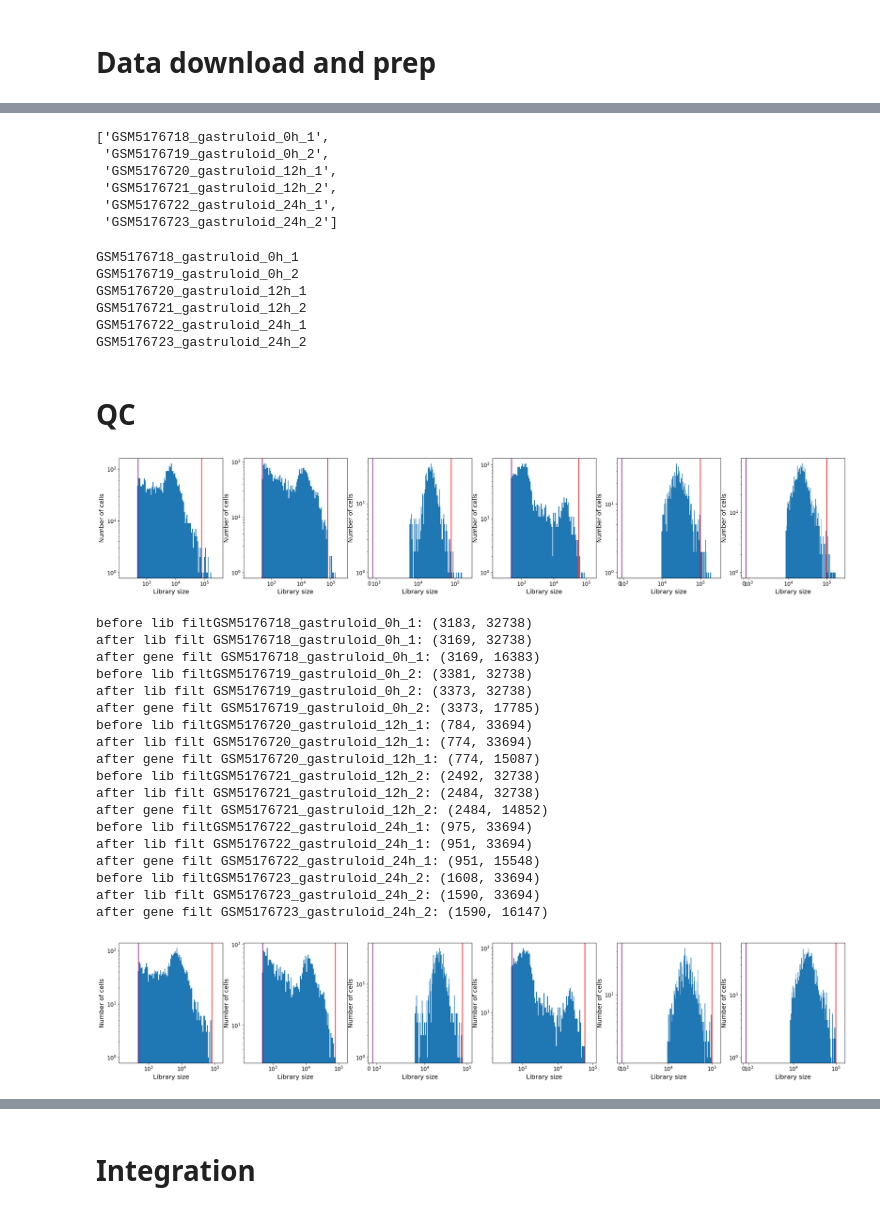
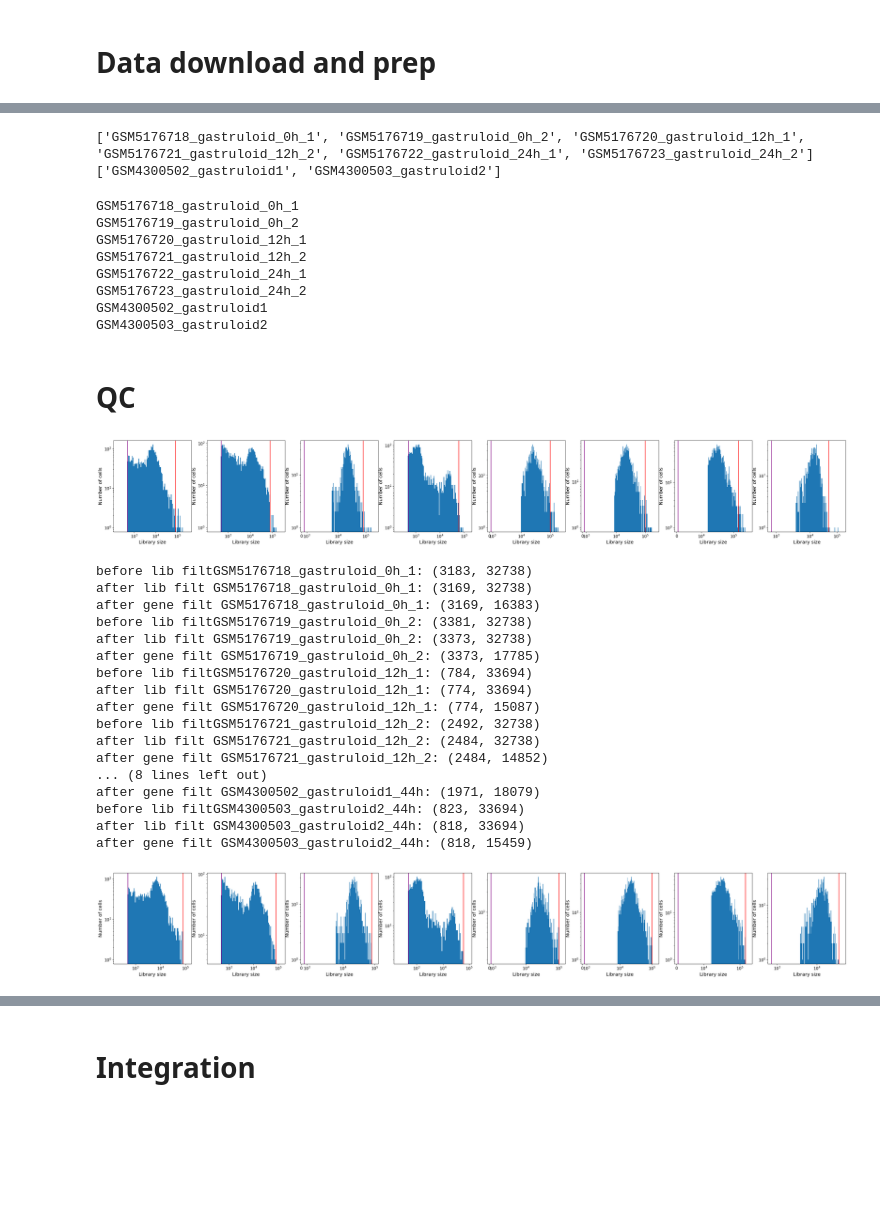
Before and after one commit to stanfish06/micropattern, a Jupyter notebook: notebooks/eda.ipynb, the cells around one changed output, grey strips where cells are left out. Cells and saved outputs as stored; diff of their text form; code cells hidden in the pictures; blank space fills up the shorter version.

```diff
--- a/notebooks/eda.ipynb
+++ b/notebooks/eda.ipynb
@@ -97,23 +97,26 @@ Downloading GSM5176721_gastruloid_12h_2.matrix.tsv.gz
 # %%
-sample_list = []
+sample_list_0_24h = []
 for f in (cwd / "minn_data").glob("*.matrix.tsv.gz"):
     if f.is_file():
-        sample_list.append(f.name.split(".")[0])
-sample_list = list(set(sample_list))
-sample_list.sort()
-sample_list
+        sample_list_0_24h.append(f.name.split(".")[0])
+sample_list_0_24h = list(set(sample_list_0_24h))
+sample_list_0_24h.sort()
+print(sample_list_0_24h)
+
+sample_list_44h = []
+for f in (cwd / "minn_data").glob("*.matrix.mtx.gz"):
+    if f.is_file():
+        sample_list_44h.append(f.name.split(".")[0])
+sample_list_44h = list(set(sample_list_44h))
+sample_list_44h.sort()
+print(sample_list_44h)
 # %% [output]
-['GSM5176718_gastruloid_0h_1',
- 'GSM5176719_gastruloid_0h_2',
- 'GSM5176720_gastruloid_12h_1',
- 'GSM5176721_gastruloid_12h_2',
- 'GSM5176722_gastruloid_24h_1',
- 'GSM5176723_gastruloid_24h_2']
+['GSM5176718_gastruloid_0h_1', 'GSM5176719_gastruloid_0h_2', 'GSM5176720_gastruloid_12h_1', 'GSM5176721_gastruloid_12h_2', 'GSM5176722_gastruloid_24h_1', 'GSM5176723_gastruloid_24h_2']
+['GSM4300502_gastruloid1', 'GSM4300503_gastruloid2']
 # %%
-
 data_path = cwd / "minn_data"
 data_list = {}
-for s in sample_list:
+for s in sample_list_0_24h:
     print(s)
     dat = scprep.io.load_mtx(
         data_path / f"{s}.matrix.tsv.gz",
@@ -128,6 +131,21 @@ for s in sample_list:
         [g if len(g) == 1 else f"{g[1]} ({g[0]})" for g in dat.columns.str.split(" ")]
     )
     data_list[s] = dat
+
+for s in sample_list_44h:
+    print(s)
+    dat = scprep.io.load_mtx(
+        data_path / f"{s}.matrix.mtx.gz",
+        cell_axis="column",
+        gene_names=str(data_path / f"{s}.genes.tsv.gz"),
+        cell_names=str(data_path / f"{s}.barcodes.tsv.gz"),
+        sparse=True,
+    )
+    dat.columns = dat.columns.str.replace("\t", " ")
+    dat.columns = pd.Index(
+        [g if len(g) == 1 else f"{g[1]} ({g[0]})" for g in dat.columns.str.split(" ")]
+    )
+    data_list[f"{s}_44h"] = dat
 # %% [output]
 GSM5176718_gastruloid_0h_1
 GSM5176719_gastruloid_0h_2
@@ -135,26 +153,30 @@ GSM5176720_gastruloid_12h_1
 GSM5176721_gastruloid_12h_2
 GSM5176722_gastruloid_24h_1
 GSM5176723_gastruloid_24h_2
+GSM4300502_gastruloid1
+GSM4300503_gastruloid2
 # %% [markdown]
 # QC
 # %%
 import matplotlib.pyplot as plt
 
 _, axes = plt.subplots(1, len(data_list), figsize=(5 * len(data_list), 5))
 thresholds = [
     (500, 8e4),
     (500, 8e4),
     (500, 8e4),
     (500, 6e4),
     (500, 1e5),
     (500, 1e5),
+    (500, 1.5e5),
+    (500, 0.5e5),
 ]
 for (s, dat), (ax, th) in zip(data_list.items(), zip(axes, thresholds)):
     scprep.plot.plot_library_size(dat, ax=ax)
     ax.axvline(th[1], color="red")
     ax.axvline(th[0], color="purple")
 # %% [output]
-[figure, old version]
+[figure, new version]
 # %%
 data_list_filt = {}
 for (s, dat), th in zip(data_list.items(), thresholds):
@@ -183,13 +205,12 @@ after gene filt GSM5176720_gastruloid_12h_1: (774, 15087)
 before lib filtGSM5176721_gastruloid_12h_2: (2492, 32738)
 after lib filt GSM5176721_gastruloid_12h_2: (2484, 32738)
 after gene filt GSM5176721_gastruloid_12h_2: (2484, 14852)
-before lib filtGSM5176722_gastruloid_24h_1: (975, 33694)
-after lib filt GSM5176722_gastruloid_24h_1: (951, 33694)
-after gene filt GSM5176722_gastruloid_24h_1: (951, 15548)
-before lib filtGSM5176723_gastruloid_24h_2: (1608, 33694)
-after lib filt GSM5176723_gastruloid_24h_2: (1590, 33694)
-after gene filt GSM5176723_gastruloid_24h_2: (1590, 16147)
+... (8 lines left out)
+after gene filt GSM4300502_gastruloid1_44h: (1971, 18079)
+before lib filtGSM4300503_gastruloid2_44h: (823, 33694)
+after lib filt GSM4300503_gastruloid2_44h: (818, 33694)
+after gene filt GSM4300503_gastruloid2_44h: (818, 15459)
-[figure, old version]
+[figure, new version]
 # %%
 mt_genes = list(
     set.intersection(
```
Also changed, not shown: parts of 8 cells of this notebook, 1 other file.
